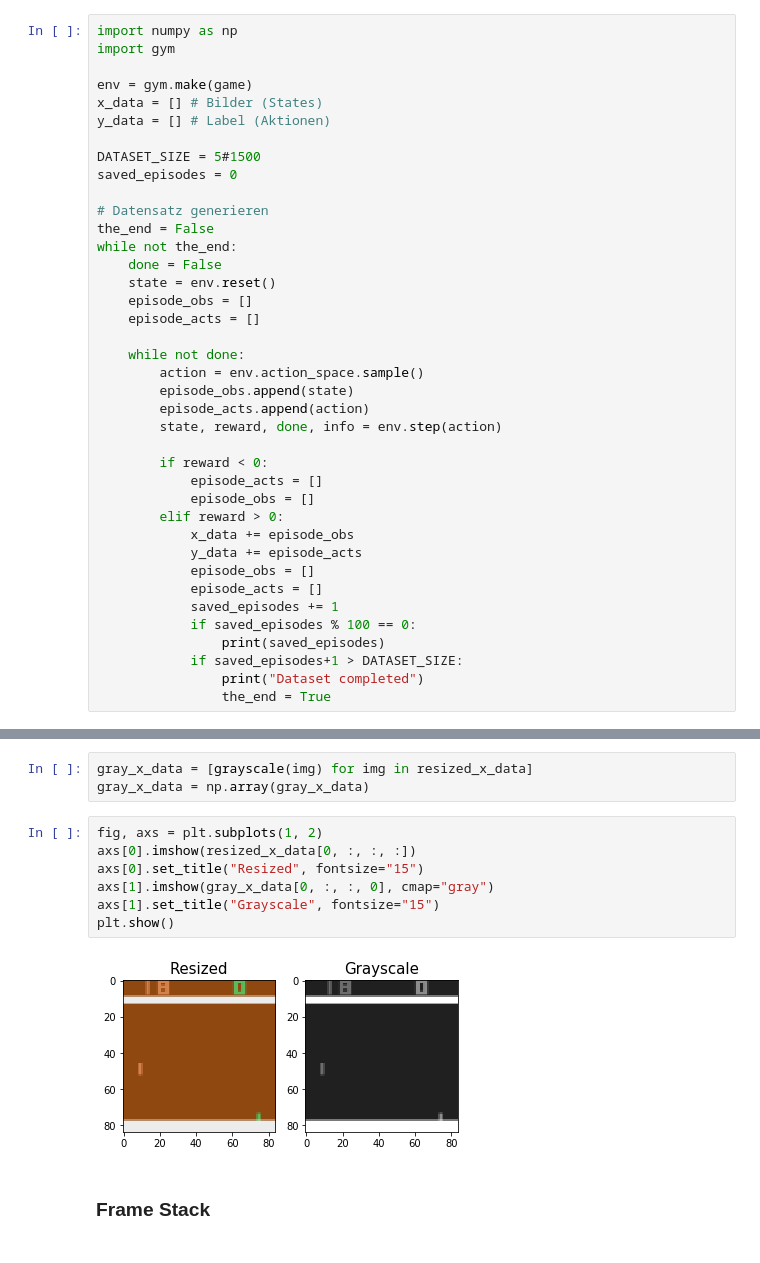
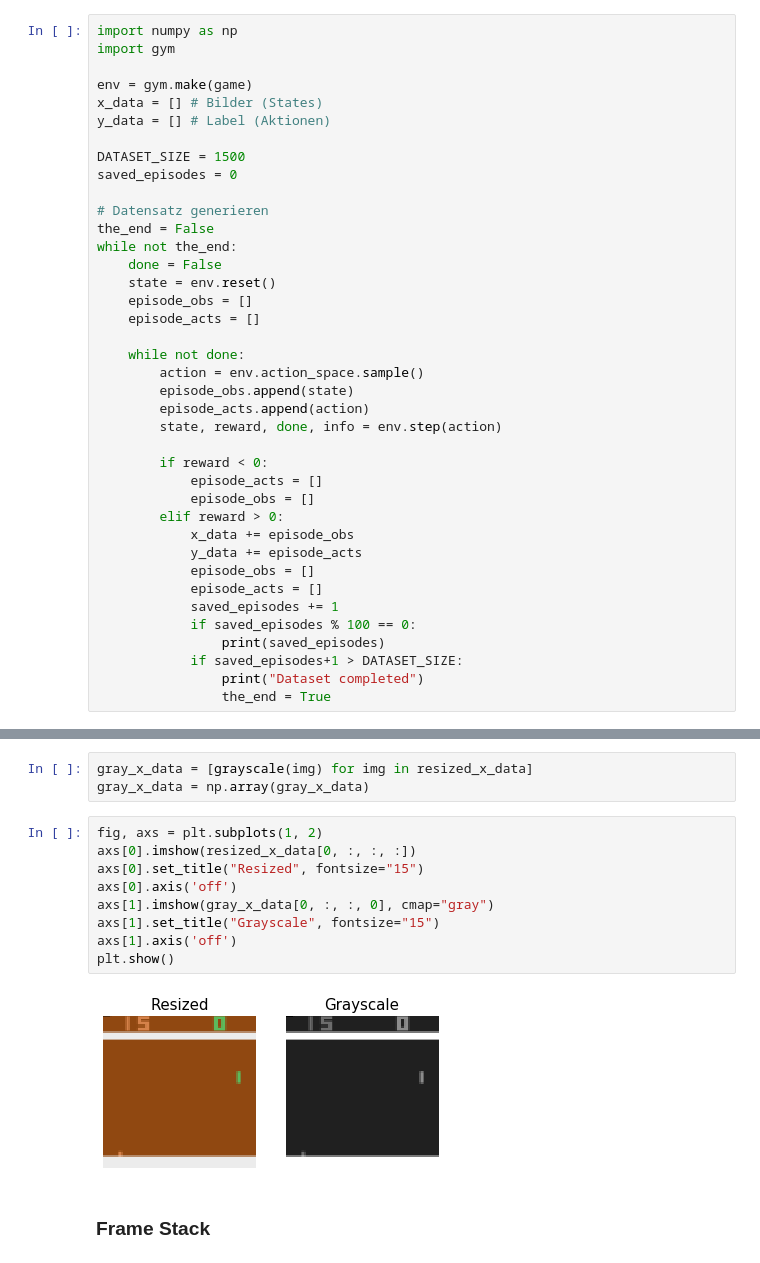
Before and after one commit to CKeibel/Playing-Atari-Deep-Learning-only, a Jupyter notebook: Playing_Atari_with_Deep_Learning_random_dataset.ipynb, the cells around one changed output, grey strips where cells are left out. Drawn from its saved outputs; the diff is of its cells as text.

```diff
--- a/Playing_Atari_with_Deep_Learning_random_dataset.ipynb
+++ b/Playing_Atari_with_Deep_Learning_random_dataset.ipynb
@@ -15,7 +15,7 @@ env = gym.make(game)
 x_data = [] # Bilder (States)
 y_data = [] # Label (Aktionen)
 
-DATASET_SIZE = 5#1500
+DATASET_SIZE = 1500
 saved_episodes = 0
 
 # Datensatz generieren
@@ -98,12 +113,14 @@ gray_x_data = np.array(gray_x_data)
 # %%
 fig, axs = plt.subplots(1, 2)
 axs[0].imshow(resized_x_data[0, :, :, :])
 axs[0].set_title("Resized", fontsize="15")
+axs[0].axis('off')
 axs[1].imshow(gray_x_data[0, :, :, 0], cmap="gray")
 axs[1].set_title("Grayscale", fontsize="15")
+axs[1].axis('off')
 plt.show()
 # %% [output]
-[figure, old version]
+[figure, new version]
 # %% [markdown]
 ### Frame Stack
 # %%
```
Also changed, not shown: parts of 35 cells of this notebook, 6 other files.
